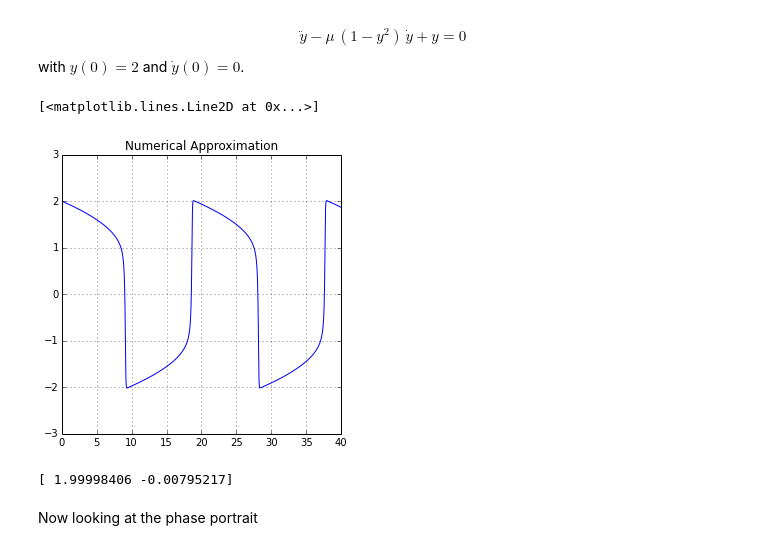
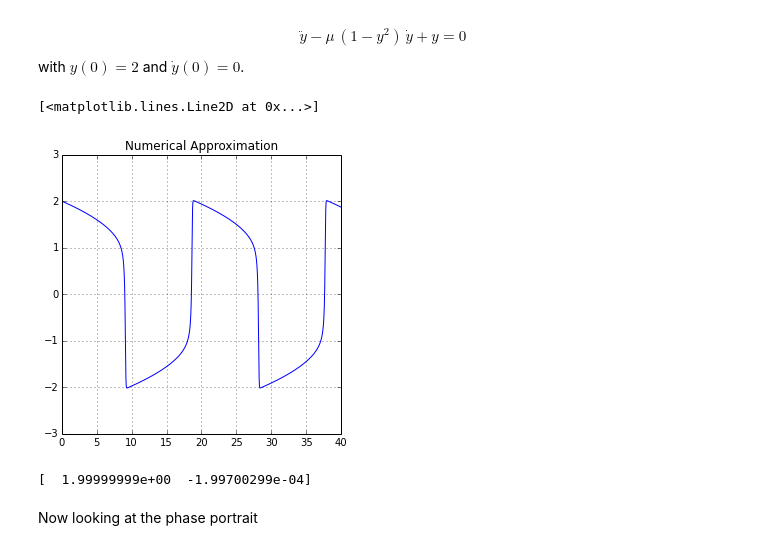
Before and after one commit to sebastiandres/ILI286, a Jupyter notebook: ipynb/U3_StabilityRegions_and_More.ipynb, the cells around one changed output. Cells and saved outputs as stored; diff of their text form; code cells hidden in the pictures.

```diff
--- a/ipynb/U3_StabilityRegions_and_More.ipynb
+++ b/ipynb/U3_StabilityRegions_and_More.ipynb
@@ -192,7 +192,7 @@ plot(t_times,y_output,'.k')
 # %% [markdown]
 Ahora con muchas condiciones iniciales
 # %%
-h=1
+h=0.1
 t_times = np.arange(0, 4, h)
 fig = pyplot.figure(figsize=(5,5))
 fig.clf()
@@ -225,33 +225,34 @@ def my_vdp(t,y):
 # %%
 y0=[2, 0]
 
-h=0.001
+h=0.0001
 
 T=40
 
 t_times = np.arange(0, T, h)
 y_output = np.zeros([t_times.size,2])
 y_output[0,:] = y0
 for i in range(1,t_times.size):
-    y_output[i,:]=RK4_ode(y_output[i-1,:],t_times[i-1],my_vdp,h)
+    y_output[i,:]=euler_ode(y_output[i-1,:],t_times[i-1],my_vdp,h)
 
 fig = pyplot.figure(figsize=(5,5))
 ax = fig.gca()
 #ax.axis("equal")
 ax.grid(True)
 ax.set_title("Numerical Approximation")
 #ax.axis([0, 4, -2, 2])
 
 plot(t_times,y_output[:,0],'-')
+#plot(t_times,y_output[:,1],'r-')
 #plot(t_times,y_output[:,0],'.k')
 # %% [output]
 [<matplotlib.lines.Line2D at 0x...>]
-[figure, old version]
+[figure, new version]
 # %%
 y_output[0,:]=RK4_ode(y_output[0,:],t_times[0],my_vdp,h)
 print y_output[0,:]
 # %% [output]
-[ 1.99998406 -0.00795217]
+[  1.99999999e+00  -1.99700299e-04]
 # %% [markdown]
 Now looking at the phase portrait
 # %%
```
Also changed, not shown: parts of 2 cells of this notebook, 6 other files.
